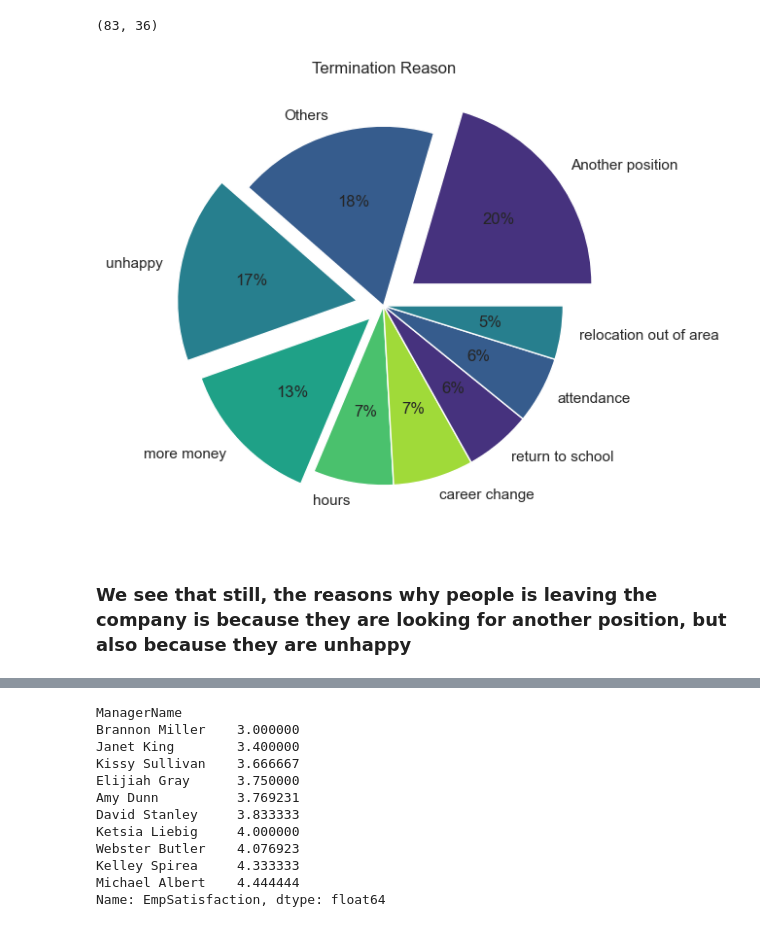
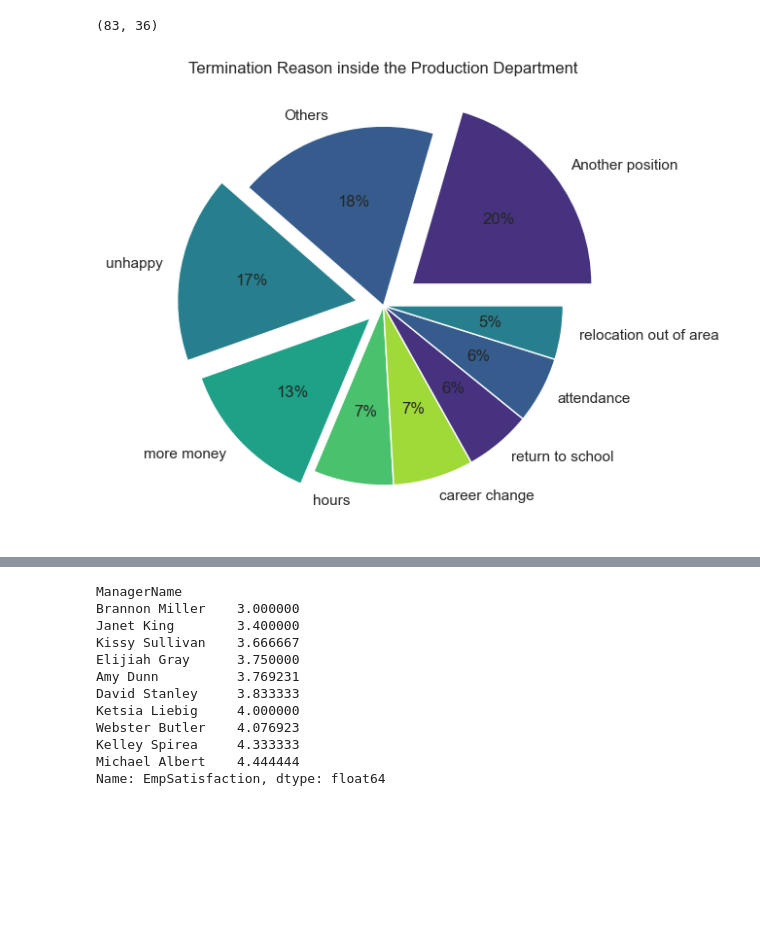
Before and after one commit to PaulBeBo/HackathonHR, a Jupyter notebook: scripts/HackathonHR_Paul.ipynb, the cells around one changed output, grey strips where cells are left out. Cells and saved outputs as stored; diff of their text form; code cells hidden in the pictures; blank space fills up the shorter version.

```diff
--- a/scripts/HackathonHR_Paul.ipynb
+++ b/scripts/HackathonHR_Paul.ipynb
@@ -142,0 +148,5 @@ df.shape
+# %%
+#there is an issue with the name of Production, on the key department. We fix this by:
+# Change the column name from 'old_column_name' to 'new_column_name'
+df['Department'] = df['Department'].replace('Production       ', 'Production', regex=True)
+df['Department'].unique()
@@ -540,5 +547,0 @@ array(['IT/IS', 'Production       ', 'Sales', 'Software Engineering',
-# %%
-#there is an issue with the name of Production, on the key department. We fix this by:
-# Change the column name from 'old_column_name' to 'new_column_name'
-df_terminated['Department'] = df_terminated['Department'].replace('Production       ', 'Production', regex=True)
-df_terminated['Department'].unique()
@@ -558,27 +553,25 @@ df_prodterm.shape
 # %%
 #lets check, inside of these department, what are the main reasons of people leaving the company:
 plt.figure(figsize=(10, 6))
 palette_color = sns.color_palette('viridis')
 
 term_reason_counts = df_prodterm['TermReason'].value_counts()
 
 # Define the categories to explode
 explode_categories = ['Another position', 'unhappy', 'more money']
 
 # Define the explosion levels for the specified categories
 explode_levels = [0.2, 0.15, 0.1]
 
 # Create a list to store the explosion values for all categories
 explode = [explode_levels[explode_categories.index(reason)] if reason in explode_categories else 0 for reason in term_reason_counts.index]
 
 # Plotting data on the chart
 plt.pie(term_reason_counts, labels=term_reason_counts.index, colors=palette_color, explode=explode, autopct='%.0f%%')
 
-plt.title('Termination Reason')
+plt.title('Termination Reason inside the Production Department')
 
 # Displaying the chart
 plt.show()
 # %% [output]
-[figure, old version]
+[figure, new version]
-# %% [markdown]
-### We see that still, the reasons why people is leaving the company is because they are looking for another position, but also because they are unhappy
```
Also changed, not shown: parts of 26 cells of this notebook.
